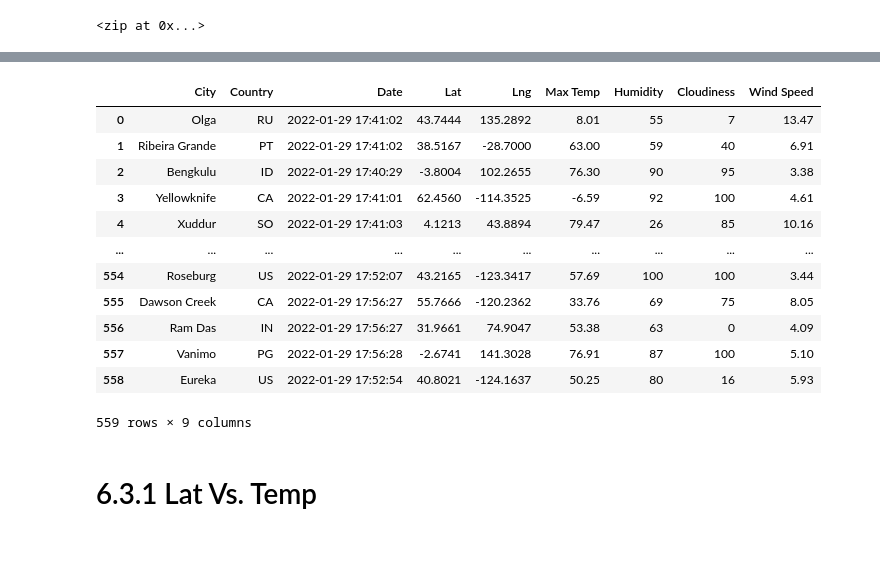
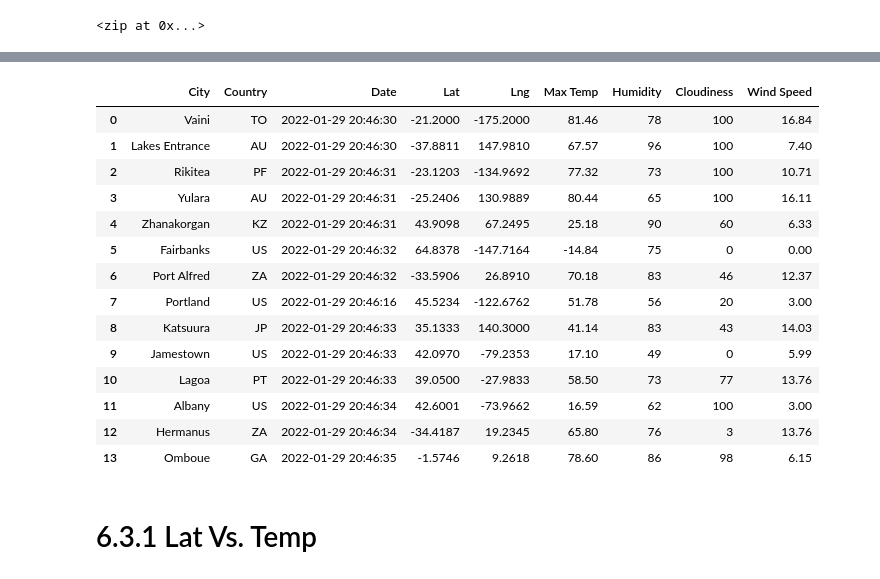
Before and after one commit to thre3firstnames/World_Weather_Analysis, a Jupyter notebook: WeatherPy.ipynb, the cells around one changed output, grey strips where cells are left out. Saved outputs shown, nothing was run; the diff lists cells and outputs as text; code cells hidden in the pictures; blank space fills up the shorter version.

Commit message:
6.4.5 commit after a re-do of city data

```diff
--- a/WeatherPy.ipynb
+++ b/WeatherPy.ipynb
@@ -145,22 +145,24 @@ city_data_df.head(10)
 # %%
 new_column_order = ["City","Country","Date","Lat","Lng","Max Temp","Humidity","Cloudiness","Wind Speed"]
 
 city_data_df = city_data_df[new_column_order]
-city_data_df
+city_data_df.head(14)
 # %% [output]
 |  | City | Country | Date | Lat | Lng | Max Temp | Humidity | Cloudiness | Wind Speed |
-| 0 | Olga | RU | 2022-01-29 17:41:02 | 43.7444 | 135.2892 | 8.01 | 55 | 7 | 13.47 |
-| 1 | Ribeira Grande | PT | 2022-01-29 17:41:02 | 38.5167 | -28.7000 | 63.00 | 59 | 40 | 6.91 |
-| 2 | Bengkulu | ID | 2022-01-29 17:40:29 | -3.8004 | 102.2655 | 76.30 | 90 | 95 | 3.38 |
-| 3 | Yellowknife | CA | 2022-01-29 17:41:01 | 62.4560 | -114.3525 | -6.59 | 92 | 100 | 4.61 |
-| 4 | Xuddur | SO | 2022-01-29 17:41:03 | 4.1213 | 43.8894 | 79.47 | 26 | 85 | 10.16 |
-| ... | ... | ... | ... | ... | ... | ... | ... | ... | ... |
-| 554 | Roseburg | US | 2022-01-29 17:52:07 | 43.2165 | -123.3417 | 57.69 | 100 | 100 | 3.44 |
-| 555 | Dawson Creek | CA | 2022-01-29 17:56:27 | 55.7666 | -120.2362 | 33.76 | 69 | 75 | 8.05 |
-| 556 | Ram Das | IN | 2022-01-29 17:56:27 | 31.9661 | 74.9047 | 53.38 | 63 | 0 | 4.09 |
-| 557 | Vanimo | PG | 2022-01-29 17:56:28 | -2.6741 | 141.3028 | 76.91 | 87 | 100 | 5.10 |
-| 558 | Eureka | US | 2022-01-29 17:52:54 | 40.8021 | -124.1637 | 50.25 | 80 | 16 | 5.93 |
+| 0 | Vaini | TO | 2022-01-29 20:46:30 | -21.2000 | -175.2000 | 81.46 | 78 | 100 | 16.84 |
+| 1 | Lakes Entrance | AU | 2022-01-29 20:46:30 | -37.8811 | 147.9810 | 67.57 | 96 | 100 | 7.40 |
+| 2 | Rikitea | PF | 2022-01-29 20:46:31 | -23.1203 | -134.9692 | 77.32 | 73 | 100 | 10.71 |
+| 3 | Yulara | AU | 2022-01-29 20:46:31 | -25.2406 | 130.9889 | 80.44 | 65 | 100 | 16.11 |
+| 4 | Zhanakorgan | KZ | 2022-01-29 20:46:31 | 43.9098 | 67.2495 | 25.18 | 90 | 60 | 6.33 |
+| 5 | Fairbanks | US | 2022-01-29 20:46:32 | 64.8378 | -147.7164 | -14.84 | 75 | 0 | 0.00 |
+| 6 | Port Alfred | ZA | 2022-01-29 20:46:32 | -33.5906 | 26.8910 | 70.18 | 83 | 46 | 12.37 |
+| 7 | Portland | US | 2022-01-29 20:46:16 | 45.5234 | -122.6762 | 51.78 | 56 | 20 | 3.00 |
+| 8 | Katsuura | JP | 2022-01-29 20:46:33 | 35.1333 | 140.3000 | 41.14 | 83 | 43 | 14.03 |
+| 9 | Jamestown | US | 2022-01-29 20:46:33 | 42.0970 | -79.2353 | 17.10 | 49 | 0 | 5.99 |
+| 10 | Lagoa | PT | 2022-01-29 20:46:33 | 39.0500 | -27.9833 | 58.50 | 73 | 77 | 13.76 |
+| 11 | Albany | US | 2022-01-29 20:46:34 | 42.6001 | -73.9662 | 16.59 | 62 | 100 | 3.00 |
+| 12 | Hermanus | ZA | 2022-01-29 20:46:34 | -34.4187 | 19.2345 | 65.80 | 76 | 3 | 13.76 |
+| 13 | Omboue | GA | 2022-01-29 20:46:35 | -1.5746 | 9.2618 | 78.60 | 86 | 98 | 6.15 |
-559 rows × 9 columns
 # %%
 # Create the output file (CSV).
 output_data_file = "weather_data/cities.csv"
```
Also changed, not shown: parts of 31 cells of this notebook, 5 other files.
